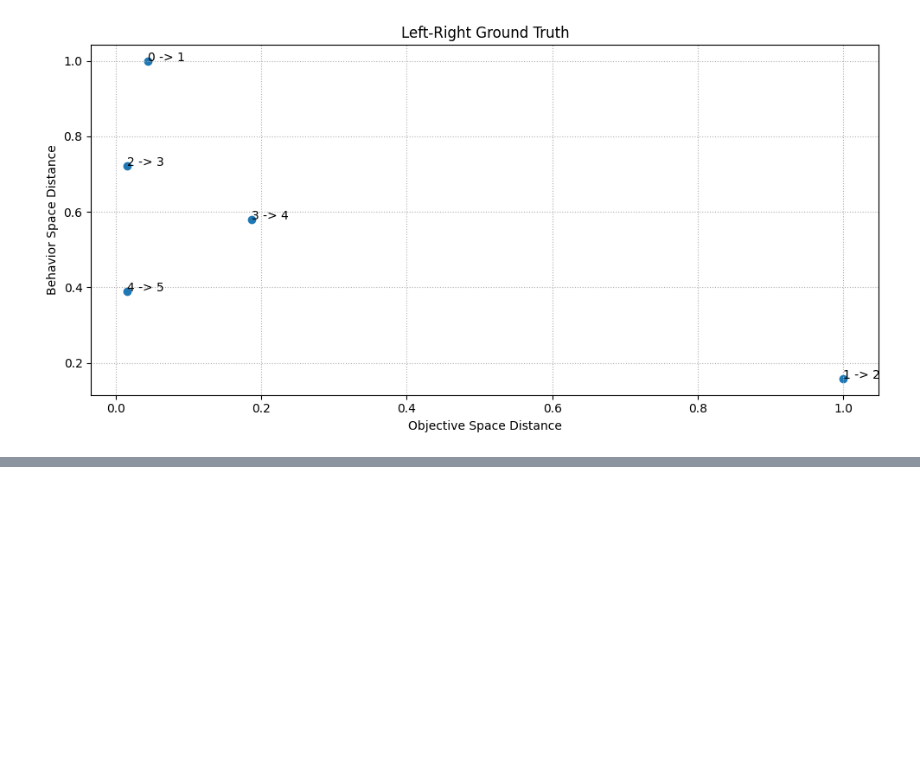
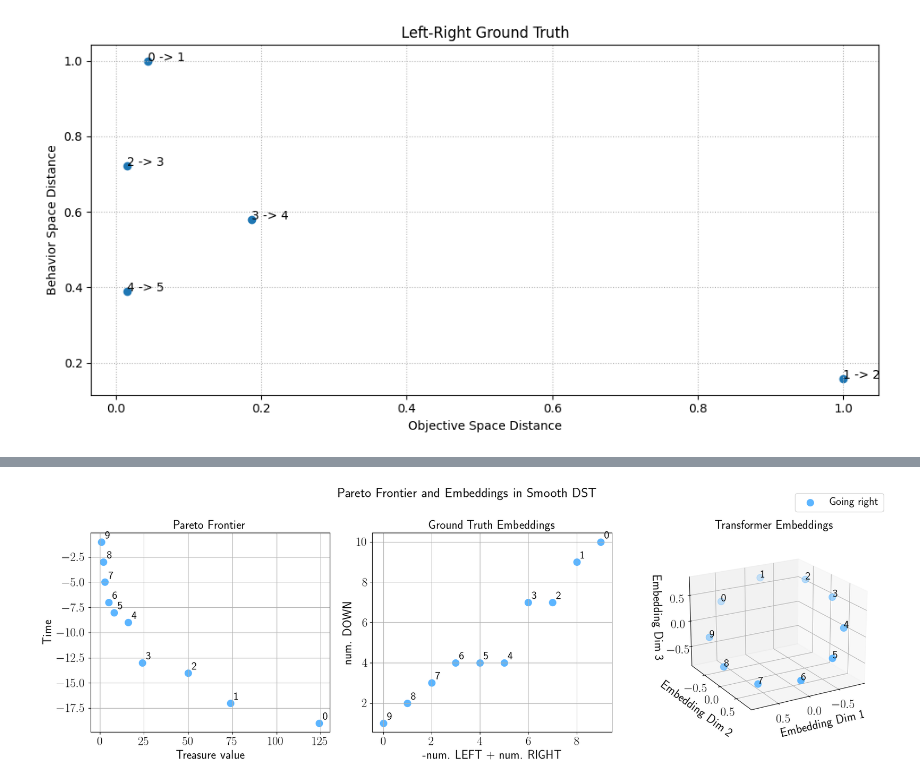
Before and after one commit to ffelten/Behavior-vs-Objective-Space, a Jupyter notebook: morl_behavior_objective/analysis/analysis.ipynb, the cells around one changed output, grey strips where cells are left out. Saved outputs shown, nothing was run; the diff lists cells and outputs as text; code cells hidden in the pictures; blank space fills up the shorter version.

```diff
--- a/morl_behavior_objective/analysis/analysis.ipynb
+++ b/morl_behavior_objective/analysis/analysis.ipynb
@@ -349,0 +405,75 @@ Distance 4 and 5 in embedding space: 0.7821034029003487
+# %%
+import matplotlib as mpl
+import matplotlib.pyplot as plt
+
+# Set matplotlib parameters
+mpl.rcParams["pdf.fonttype"] = 42  # use true-type
+mpl.rcParams["ps.fonttype"] = 42  # use true-type
+mpl.rcParams["font.size"] = 18
+mpl.rcParams["lines.linewidth"] = 2.2
+mpl.rcParams["text.latex.preamble"] = r"\usepackage{amsmath,amssymb,underscore}"
+mpl.rcParams["text.usetex"] = True
+mpl.rcParams["xtick.labelsize"] = 18
+mpl.rcParams["ytick.labelsize"] = 18
+mpl.rcParams["axes.titlesize"] = 18
+mpl.rcParams["axes.labelsize"] = 18
+mpl.rcParams["legend.fontsize"] = 16
+
+colors = [
+    "#5CB5FF",
+    "#D55E00",
+    "#009E73",
+    "#e6194b",
+]
+
+fig = plt.figure(figsize=(18, 6))
+
+fig.suptitle("Pareto Frontier and Embeddings in Smooth DST", fontsize=20)
+
+# 2D scatter for returns (use sorted version)
+ax2 = fig.add_subplot(131)
+ax2.scatter(sorted_pf_concave_gt[:,0], sorted_pf_concave_gt[:,1], c=colors[0], marker="o", s=100)
+ax2.set_title("Pareto Frontier")
+ax2.set_xlabel("Treasure value")
+ax2.grid(True)
+ax2.set_ylabel("Time")
+# Add numbered labels
+for i in range(len(sorted_pf_concave_gt)):
+    ax2.annotate(str(i), (sorted_pf_concave_gt[i,0], sorted_pf_concave_gt[i,1]), xytext=(5, 5), textcoords="offset points", fontsize=16)
+
+# 2D scatter for ground truth embeddings (use sorted version)
+ax3 = fig.add_subplot(132)
+ax3.scatter(sorted_emb_concave_gt[:,0], sorted_emb_concave_gt[:,1],
+            c=colors[0], marker="o", s=100)
+ax3.set_title("Ground Truth Embeddings")
+ax3.set_xlabel("-num. LEFT + num. RIGHT")
+ax3.set_ylabel("num. DOWN")
+ax3.grid(True)
+# Add numbered labels
+for i in range(len(sorted_emb_concave_gt)):
+    ax3.annotate(str(i), (sorted_emb_concave_gt[i,0], sorted_emb_concave_gt[i,1]), xytext=(5, 5), textcoords="offset points", fontsize=16)
+
+# 3D scatter for transformer embeddings (use sorted version)
+ax1 = fig.add_subplot(133, projection="3d")
+ax1.scatter(sorted_emb_concave_t[:,0], sorted_emb_concave_t[:,1], sorted_emb_concave_t[:,2],
+            c=colors[0], marker="o", s=100)
+ax1.set_title("Transformer Embeddings")
+ax1.set_xlabel("Embedding Dim 1", labelpad=10)
+ax1.set_ylabel("Embedding Dim 2", labelpad=10)
+ax1.set_zlabel("Embedding Dim 3", labelpad=10)
+ax1.grid(True)
+# change view
+ax1.view_init(elev=20, azim=60)
+# Add numbered labels
+for i in range(len(sorted_emb_concave_t)):
+    ax1.text(sorted_emb_concave_t[i,0], sorted_emb_concave_t[i,1], sorted_emb_concave_t[i,2], str(i), fontsize=16)
+
+# Create a single legend for the entire figure
+handles, labels = ax2.get_legend_handles_labels()
+fig.legend(handles, labels, loc="upper right", bbox_to_anchor=(0.98, 0.98), ncol=2)
+
+plt.tight_layout()
+plt.savefig("pareto_front_embeddings_concave.pdf")
+plt.show()
+# %% [output]
+[figure, added]
```
Also changed, not shown: parts of 5 cells of this notebook, 3 other files.
